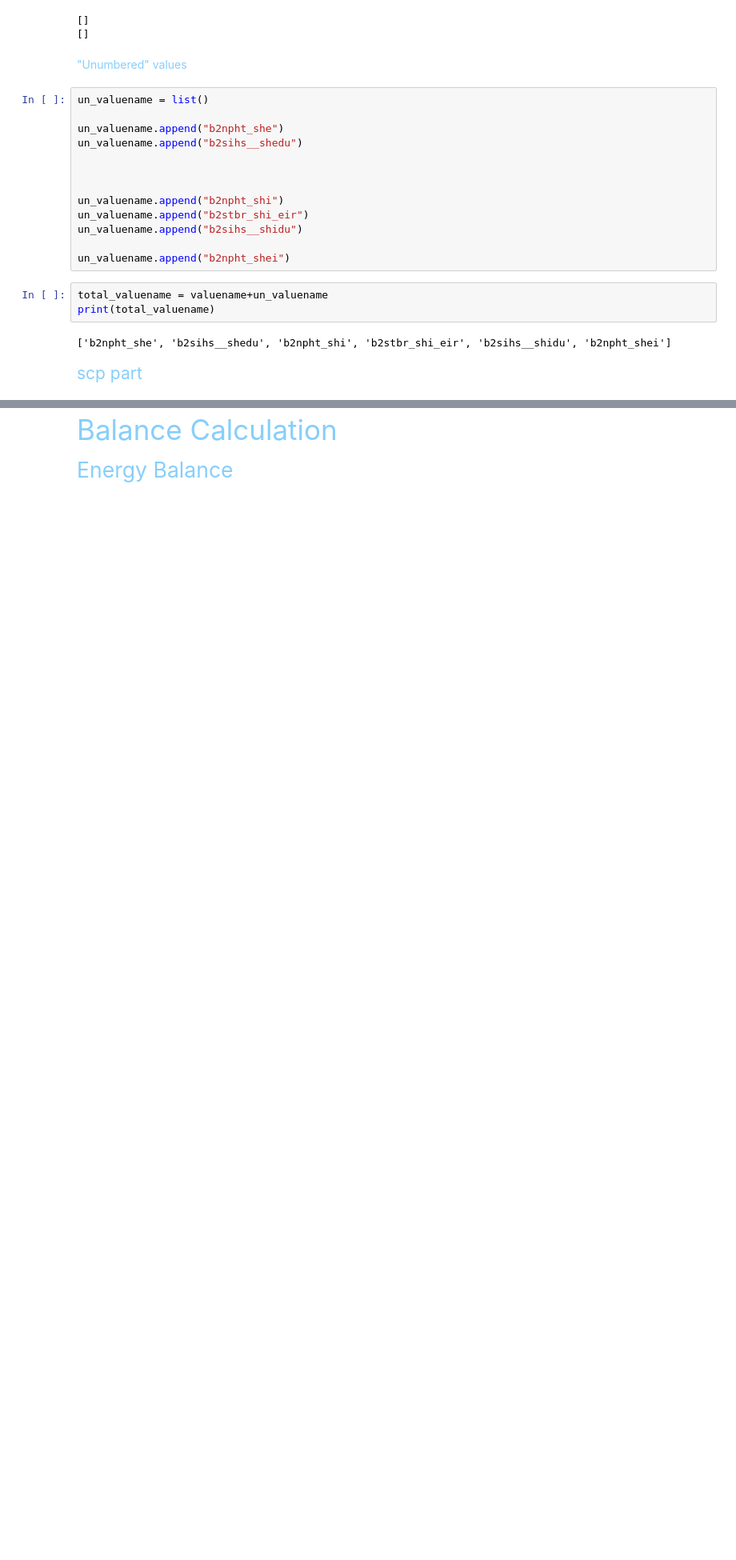
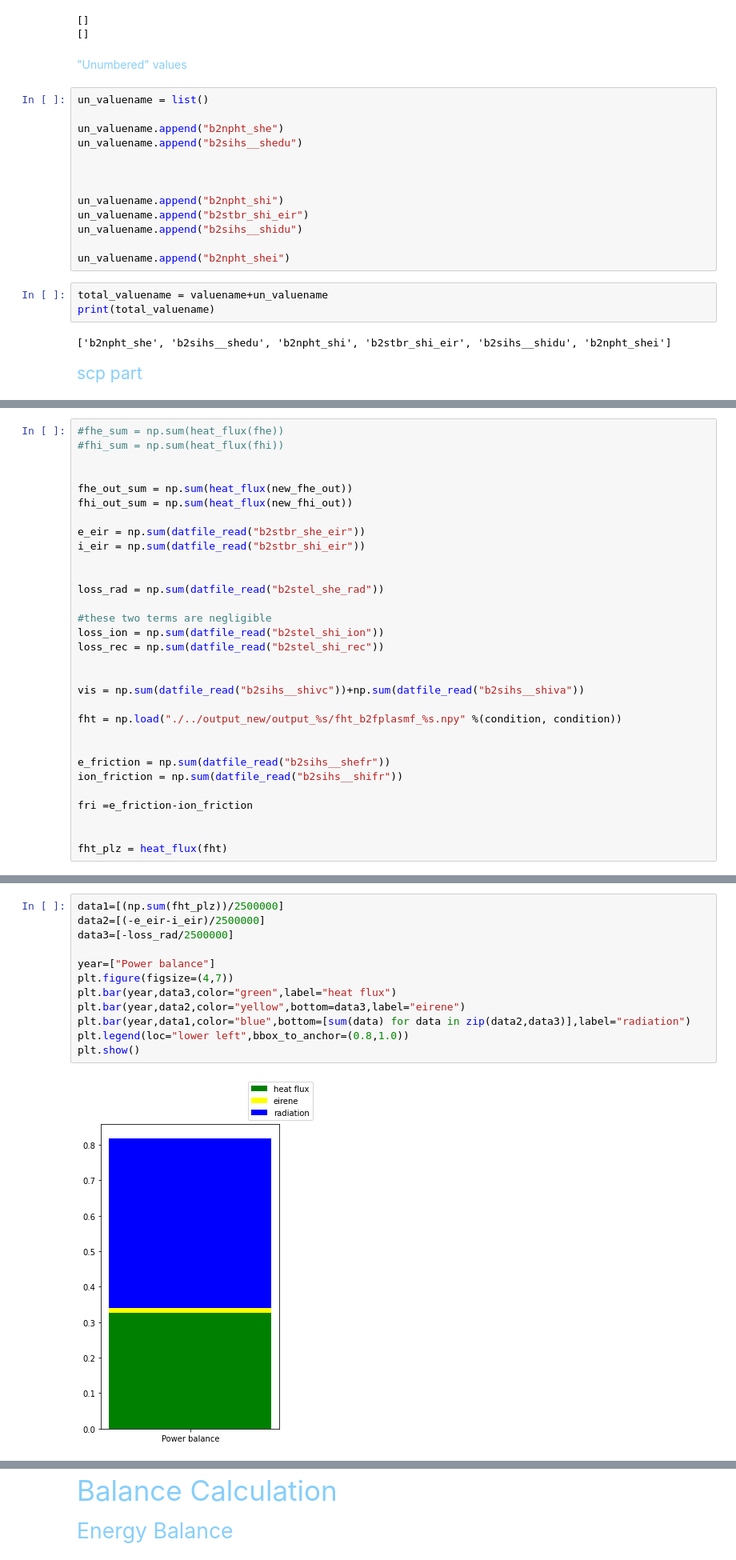
Before and after one commit to ChanYeongL/SOLPS-ITER_analysis, a Jupyter notebook: b2wdat_analysis.ipynb, the cells around one changed output, grey strips where cells are left out. Shown at 80% size. Drawn from its saved outputs; the diff is of its cells as text; blank space fills up the shorter version.

```diff
--- a/b2wdat_analysis.ipynb
+++ b/b2wdat_analysis.ipynb
@@ -297,0 +342,31 @@ b2npht_shei
+# %%
+#fhe_sum = np.sum(heat_flux(fhe))
+#fhi_sum = np.sum(heat_flux(fhi))
+
+
+fhe_out_sum = np.sum(heat_flux(new_fhe_out))
+fhi_out_sum = np.sum(heat_flux(new_fhi_out))
+
+e_eir = np.sum(datfile_read("b2stbr_she_eir"))
+i_eir = np.sum(datfile_read("b2stbr_shi_eir"))
+
+
+loss_rad = np.sum(datfile_read("b2stel_she_rad"))
+
+#these two terms are negligible
+loss_ion = np.sum(datfile_read("b2stel_shi_ion"))
+loss_rec = np.sum(datfile_read("b2stel_shi_rec"))
+
+
+vis = np.sum(datfile_read("b2sihs__shivc"))+np.sum(datfile_read("b2sihs__shiva"))
+
+fht = np.load("./../output_new/output_%s/fht_b2fplasmf_%s.npy" %(condition, condition))
+
+
+e_friction = np.sum(datfile_read("b2sihs__shefr"))
+ion_friction = np.sum(datfile_read("b2sihs__shifr"))
+
+fri =e_friction-ion_friction
+
+
+fht_plz = heat_flux(fht)
@@ -297,0 +406,14 @@ b2npht_shei
+# %%
+data1=[(np.sum(fht_plz))/2500000]
+data2=[(-e_eir-i_eir)/2500000]
+data3=[-loss_rad/2500000]
+
+year=["Power balance"]
+plt.figure(figsize=(4,7))
+plt.bar(year,data3,color="green",label="heat flux")
+plt.bar(year,data2,color="yellow",bottom=data3,label="eirene")
+plt.bar(year,data1,color="blue",bottom=[sum(data) for data in zip(data2,data3)],label="radiation")
+plt.legend(loc="lower left",bbox_to_anchor=(0.8,1.0))
+plt.show()
+# %% [output]
+[figure, added]
```
Also changed, not shown: parts of 34 cells of this notebook, 5 other files.
